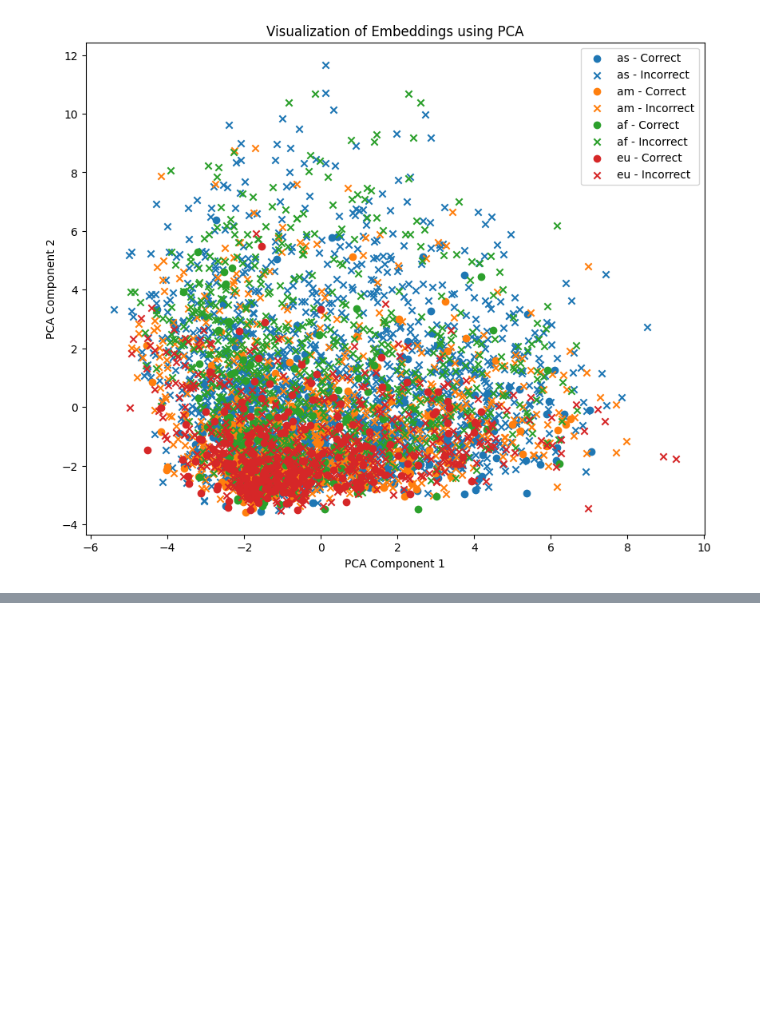
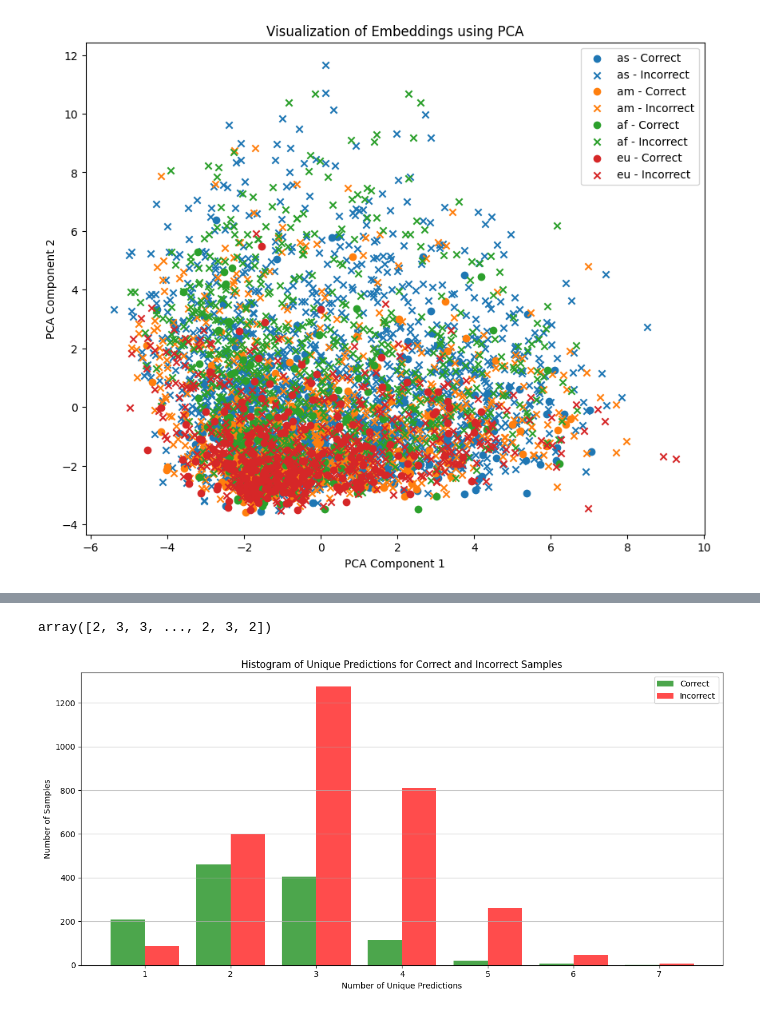
Before and after one commit to cleverhans-lab/suitability, a Jupyter notebook: dollarstreet.ipynb, the cells around one changed output, grey strips where cells are left out. Cells and saved outputs as stored; diff of their text form; code cells hidden in the pictures; blank space fills up the shorter version.

Commit message:
code checkpoint

```diff
--- a/dollarstreet.ipynb
+++ b/dollarstreet.ipynb
@@ -302,0 +342,16 @@ visualize_embeddings(feature_vectors, correctness, group_names, method='pca')
+# %%
+models_to_check = [
+    '/mfsnic/u/apouget/experiments/dollarstreet/model_epoch_10.pth',
+    '/mfsnic/u/apouget/experiments/dollarstreet/model_epoch_20.pth',
+    '/mfsnic/u/apouget/experiments/dollarstreet/model_epoch_30.pth',
+    '/mfsnic/u/apouget/experiments/dollarstreet/model_epoch_40.pth',
+    '/mfsnic/u/apouget/experiments/dollarstreet/model_epoch_50.pth',
+    '/mfsnic/u/apouget/experiments/dollarstreet/model_epoch_60.pth',
+    '/mfsnic/u/apouget/experiments/dollarstreet/model_epoch_70.pth',
+    '/mfsnic/u/apouget/experiments/dollarstreet/model_epoch_80.pth',
+    '/mfsnic/u/apouget/experiments/dollarstreet/last_model.pth',
+]
+
+device = torch.device("cuda" if torch.cuda.is_available() else "cpu")
+
+final_correctness, all_predictions, unique_predictions = training_dynamics(models_to_check, dataloader_test, device)
@@ -302,0 +372,29 @@ visualize_embeddings(feature_vectors, correctness, group_names, method='pca')
+# %%
+unique_predictions
+# %% [output]
+array([2, 3, 3, ..., 2, 3, 2])
+# %%
+def plot_unique_predictions_histogram(final_correctness, unique_predictions):
+    correct_unique = unique_predictions[final_correctness]
+    incorrect_unique = unique_predictions[~final_correctness]
+
+    max_unique = max(unique_predictions)
+    bins = range(1, max_unique + 2)  # +2 because range is exclusive and we want to include the max value
+
+    plt.figure(figsize=(12, 6))
+    plt.hist([correct_unique, incorrect_unique], bins=bins, label=['Correct', 'Incorrect'],
+             color=['green', 'red'], alpha=0.7, rwidth=0.8, align='left')
+
+    plt.xlabel('Number of Unique Predictions')
+    plt.ylabel('Number of Samples')
+    plt.title('Histogram of Unique Predictions for Correct and Incorrect Samples')
+    plt.legend()
+    plt.grid(axis='y', alpha=0.75)
+    plt.xticks(range(1, max_unique + 1))
+
+    plt.tight_layout()
+    plt.show()
+
+plot_unique_predictions_histogram(final_correctness, unique_predictions)
+# %% [output]
+[figure, added]
```
Also changed, not shown: parts of 19 cells of this notebook, 1 other file.
